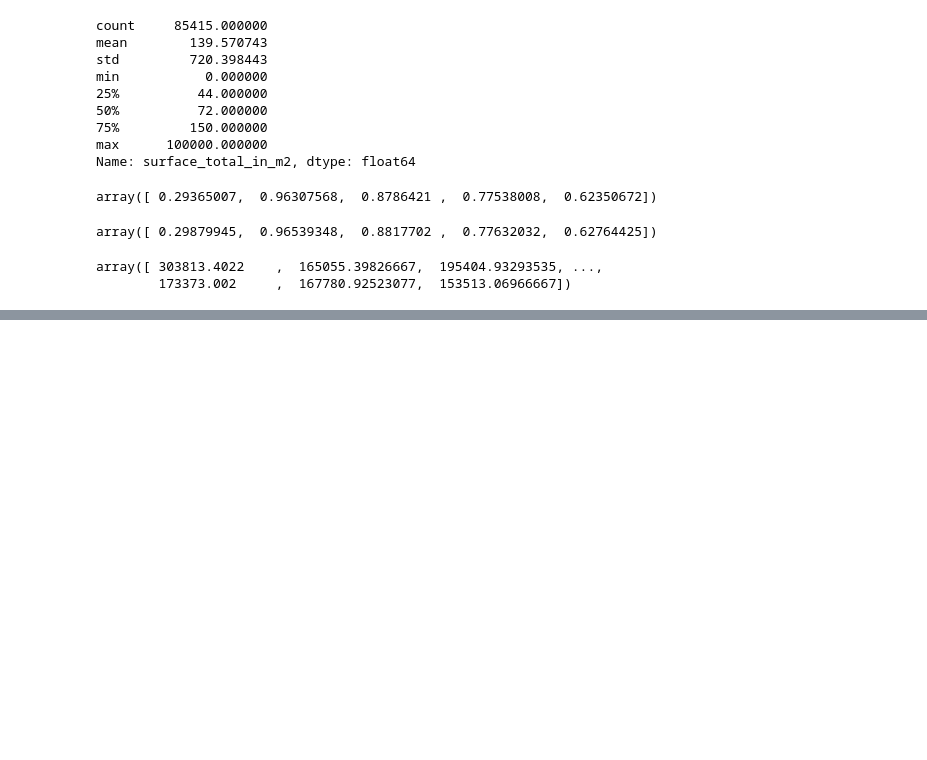
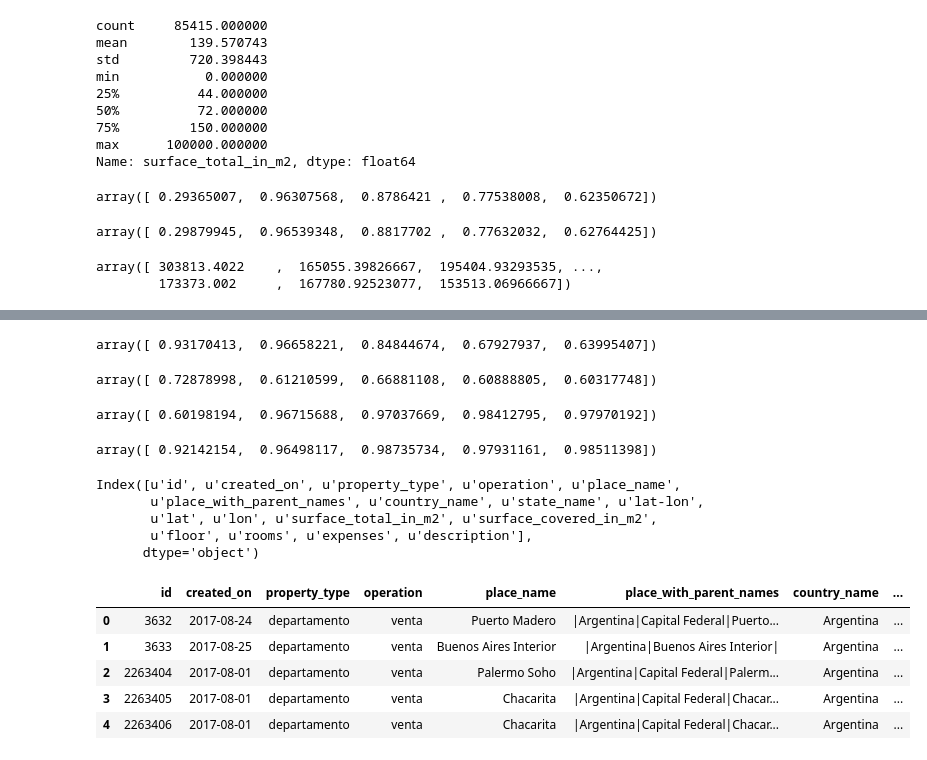
Before and after one commit to NicoGallegos/tpdatos, a Jupyter notebook: TP 2 2.0.ipynb, the cells around one changed output, grey strips where cells are left out. Drawn from its saved outputs; the diff is of its cells as text; code cells hidden in the pictures; blank space fills up the shorter version.

Commit message:
con prueba 8

```diff
--- a/TP 2 2.0.ipynb
+++ b/TP 2 2.0.ipynb
@@ -837,0 +913,7 @@ archivo4.to_csv('prueba4.csv', index=False)
+# %%
+def split_place_with_parent_names_zona(x):
+    z=x.split("|")
+    return z[2]
+
+datos['zona'] = datos['place_with_parent_names'].map(split_place_with_parent_names_zona)
+datos.info()
@@ -837,0 +1074,70 @@ archivo4.to_csv('prueba4.csv', index=False)
+# %%
+datosPrueba2016 = datosPrueba6.loc[datosPrueba6['año'] == 2016, :]
+datosPrueba2016Campos = datosPrueba2016.loc[:, ['lat', 'lon','surface_total_in_m2', 'surface_covered_in_m2',\
+                                              'localidad_id', 'EsCasa', 'EsDpto', 'EsPH',\
+                                    'EsCap', 'EsSur', 'EsNor', 'EsOes']]
+
+RFRModel = make_pipeline(preprocessing.StandardScaler(), RandomForestRegressor(n_estimators=100, max_features='sqrt'))
+
+scores = cross_val_score(RFRModel, datosPrueba2016Campos, np.ravel(datosPrueba2016['price_aprox_usd']), cv=5)
+scores
+# %% [output]
+array([ 0.93170413,  0.96658221,  0.84844674,  0.67927937,  0.63995407])
+# %%
+datosPrueba2017 = datosPrueba6.loc[datosPrueba6['año'] == 2017, :]
+datosPrueba2017Campos = datosPrueba2017.loc[:, ['lat', 'lon','surface_total_in_m2', 'surface_covered_in_m2',\
+                                              'localidad_id', 'EsCasa', 'EsDpto', 'EsPH',\
+                                    'EsCap', 'EsSur', 'EsNor', 'EsOes']]
+
+RFRModel = make_pipeline(preprocessing.StandardScaler(), RandomForestRegressor(n_estimators=100, max_features='sqrt'))
+
+scores = cross_val_score(RFRModel, datosPrueba2017Campos, np.ravel(datosPrueba2017['price_aprox_usd']), cv=5)
+scores
+# %% [output]
+array([ 0.72878998,  0.61210599,  0.66881108,  0.60888805,  0.60317748])
+# %%
+datosPruebaMezcla = datosPrueba6.loc[((datosPrueba6['año'] == 2015) & (datosPrueba6['mes'] >5 )) | \
+                                     ((datosPrueba6['año'] == 2016) & (datosPrueba6['mes'] < 6)), :]
+datosPruebaMezclaCampos = datosPruebaMezcla.loc[:, ['lat', 'lon','surface_total_in_m2', 'surface_covered_in_m2',\
+                                              'localidad_id', 'EsCasa', 'EsDpto', 'EsPH',\
+                                    'EsCap', 'EsSur', 'EsNor', 'EsOes']]
+
+RFRModel = make_pipeline(preprocessing.StandardScaler(), RandomForestRegressor(n_estimators=100, max_features='sqrt'))
+
+scores = cross_val_score(RFRModel, datosPruebaMezclaCampos, np.ravel(datosPruebaMezcla['price_aprox_usd']), cv=5)
+scores
+# %% [output]
+array([ 0.60198194,  0.96715688,  0.97037669,  0.98412795,  0.97970192])
+# %%
+datosPruebaMezcla2 = datosPrueba6.loc[((datosPrueba6['año'] == 2015) & (datosPrueba6['mes'] > 8 )) | \
+                                     ((datosPrueba6['año'] == 2016) & (datosPrueba6['mes'] < 6)), :]
+datosPruebaMezcla2Campos = datosPruebaMezcla2.loc[:, ['lat', 'lon','surface_total_in_m2', 'surface_covered_in_m2',\
+                                              'localidad_id', 'EsCasa', 'EsDpto', 'EsPH',\
+                                    'EsCap', 'EsSur', 'EsNor', 'EsOes']]
+
+RFRModel = make_pipeline(preprocessing.StandardScaler(), RandomForestRegressor(n_estimators=100, max_features='sqrt'))
+
+scores = cross_val_score(RFRModel, datosPruebaMezcla2Campos, np.ravel(datosPruebaMezcla2['price_aprox_usd']), cv=5)
+scores
+# %% [output]
+array([ 0.92142154,  0.96498117,  0.98735734,  0.97931161,  0.98511398])
+# %%
+datosForTesting = pd.read_csv('properati_dataset_testing_noprice.csv')
+datosForTesting.columns
+# %% [output]
+Index([u'id', u'created_on', u'property_type', u'operation', u'place_name',
+       u'place_with_parent_names', u'country_name', u'state_name', u'lat-lon',
+       u'lat', u'lon', u'surface_total_in_m2', u'surface_covered_in_m2',
+       u'floor', u'rooms', u'expenses', u'description'],
+      dtype='object')
+# %%
+datosForTesting['zona'] = datosForTesting['place_with_parent_names'].map(split_place_with_parent_names_zona)
+datosForTesting['localidad'] = datosForTesting['place_with_parent_names'].map(split_place_with_parent_names_localidad)
+datosForTesting.head(5)
+# %% [output]
+|  | id | created_on | property_type | operation | place_name | place_with_parent_names | country_name | ... |
+| 0 | 3632 | 2017-08-24 | departamento | venta | Puerto Madero | |Argentina|Capital Federal|Puerto... | Argentina | ... |
+| 1 | 3633 | 2017-08-25 | departamento | venta | Buenos Aires Interior | |Argentina|Buenos Aires Interior| | Argentina | ... |
+| 2 | 2263404 | 2017-08-01 | departamento | venta | Palermo Soho | |Argentina|Capital Federal|Palerm... | Argentina | ... |
+| 3 | 2263405 | 2017-08-01 | departamento | venta | Chacarita | |Argentina|Capital Federal|Chacar... | Argentina | ... |
+| 4 | 2263406 | 2017-08-01 | departamento | venta | Chacarita | |Argentina|Capital Federal|Chacar... | Argentina | ... |
```
Also changed, not shown: parts of 60 cells of this notebook.
